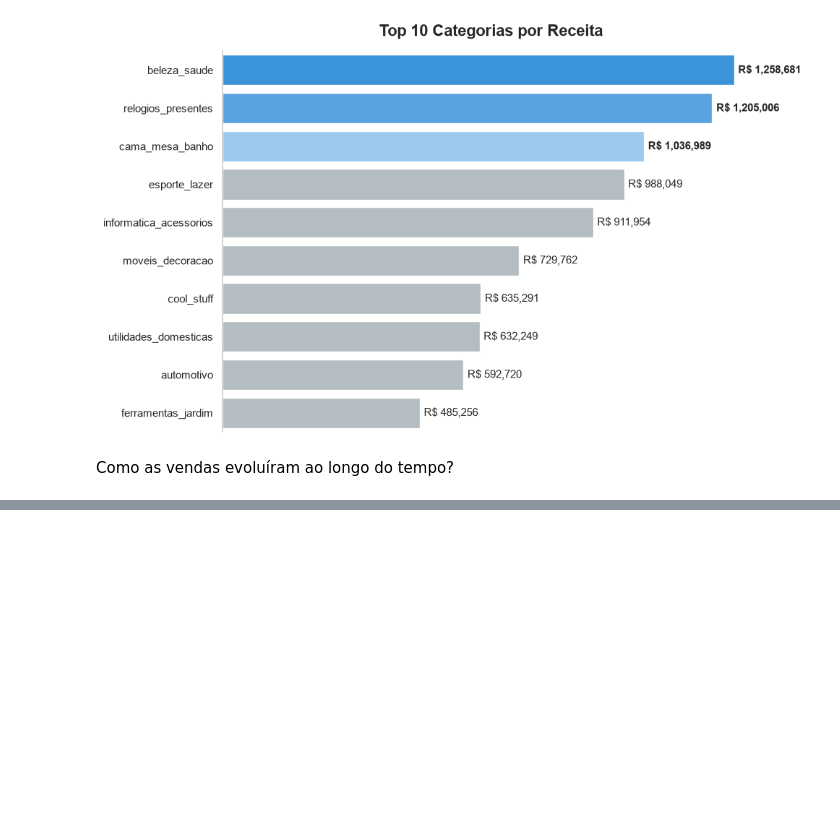
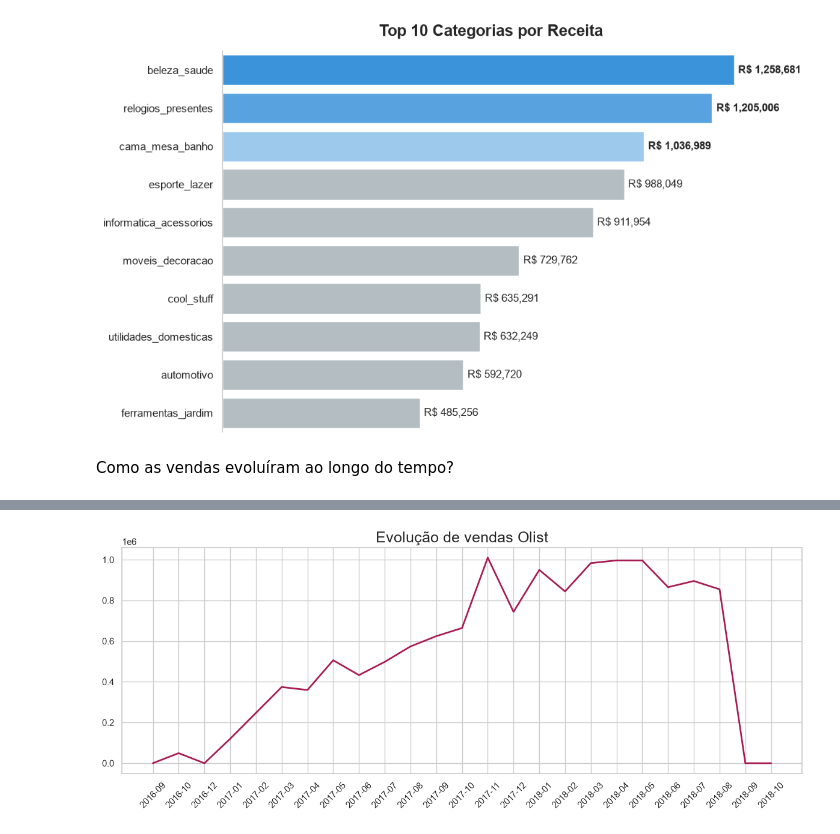
Before and after one commit to britovinicius1/olist-sales-analytics-pandas, a Jupyter notebook: notebooks/analytics.ipynb, the cells around one changed output, grey strips where cells are left out. Cells and saved outputs as stored; diff of their text form; code cells hidden in the pictures; blank space fills up the shorter version.

```diff
--- a/notebooks/analytics.ipynb
+++ b/notebooks/analytics.ipynb
@@ -230,0 +328,14 @@ Como as vendas evoluíram ao longo do tempo?
+# %%
+df_joined['year_month'] = df_joined['order_purchase_timestamp'].dt.to_period('M')
+
+df_monthly = df_joined.groupby('year_month')['price'].sum().reset_index()
+df_monthly['year_month'] = df_monthly['year_month'].astype(str)
+
+fig, ax = plt.subplots(figsize=(12, 5))
+ax.plot(df_monthly['year_month'], df_monthly['price'], color="#A81B53", lw=2,)
+ax.set_title("Evolução de vendas Olist", fontsize=18)
+plt.xticks(rotation=45)
+plt.tight_layout()
+plt.show()
+# %% [output]
+[figure, added]
```
Also changed, not shown: parts of 12 cells of this notebook.
